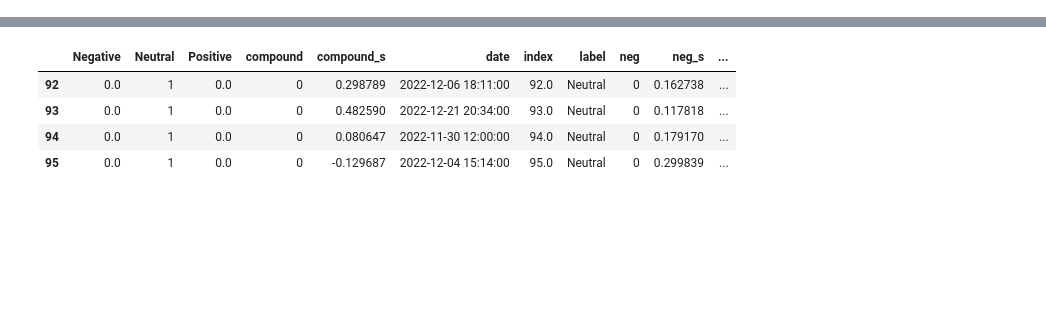
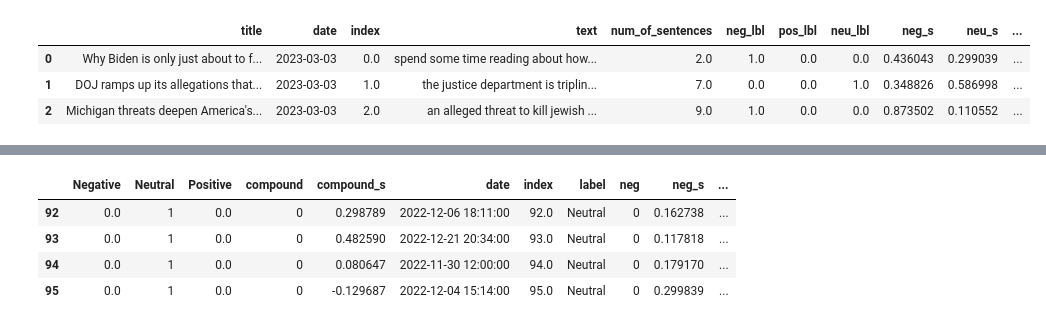
Before and after one commit to idobiran11/senti-trends-nlp, a Jupyter notebook: result analysis/trump_absa.ipynb, the cells around one changed output, grey strips where cells are left out. Cells and saved outputs as stored; diff of their text form; code cells hidden in the pictures; blank space fills up the shorter version.

```diff
--- a/result analysis/trump_absa.ipynb
+++ b/result analysis/trump_absa.ipynb
@@ -86,3 +87,10 @@ fox = fox.apply(add_label, axis=1)
+# %%
+cnn.head(3)
+# %% [output]
+|  | title | date | index | text | num_of_sentences | neg_lbl | pos_lbl | neu_lbl | neg_s | neu_s | ... |
+| 0 | Why Biden is only just about to f... | 2023-03-03 | 0.0 | spend some time reading about how... | 2.0 | 1.0 | 0.0 | 0.0 | 0.436043 | 0.299039 | ... |
+| 1 | DOJ ramps up its allegations that... | 2023-03-03 | 1.0 | the justice department is triplin... | 7.0 | 0.0 | 0.0 | 1.0 | 0.348826 | 0.586998 | ... |
+| 2 | Michigan threats deepen America's... | 2023-03-03 | 2.0 | an alleged threat to kill jewish ... | 9.0 | 1.0 | 0.0 | 0.0 | 0.873502 | 0.110552 | ... |
 # %%
 def date_from_recet_only(df):
     df.date = [pd.to_datetime(date).strftime("%Y-%m-%d") for date in df.date]
```
Also changed, not shown: parts of 18 cells of this notebook, 2 other files.
